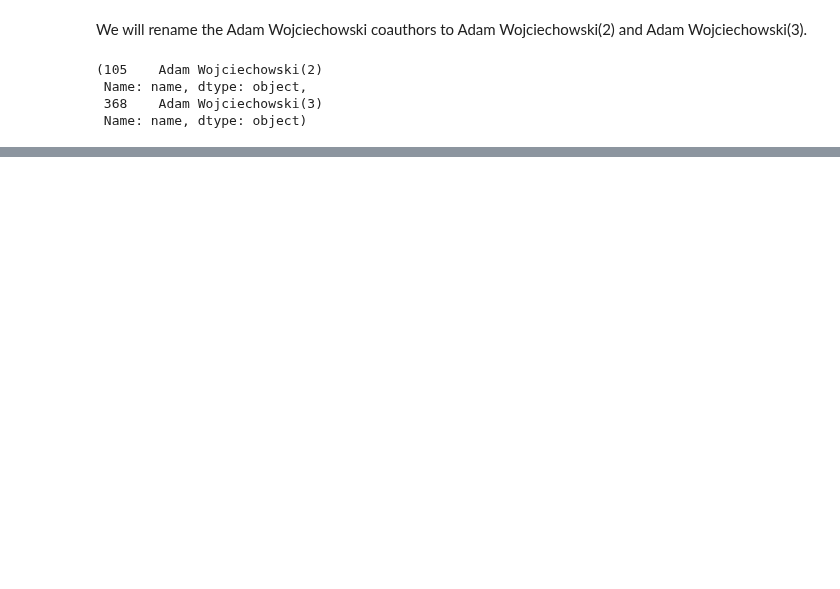
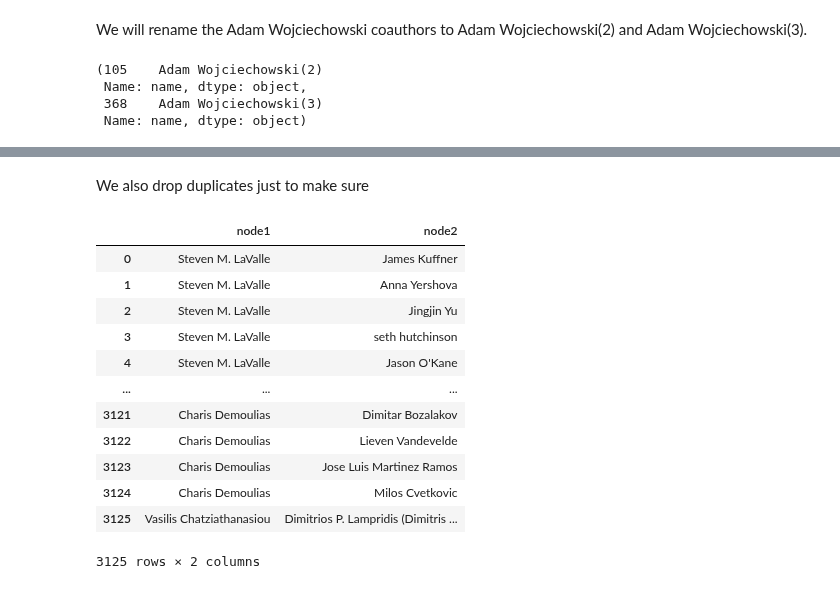
Before and after one commit to KyraStyl/gender_equality_observatory, a Jupyter notebook: web_scraping/stage11/scraping-stage-11.ipynb, the cells around one changed output, grey strips where cells are left out. Saved outputs shown, nothing was run; the diff lists cells and outputs as text; code cells hidden in the pictures; blank space fills up the shorter version.

Commit message:
Created the initial graph data

```diff
--- a/web_scraping/stage11/scraping-stage-11.ipynb
+++ b/web_scraping/stage11/scraping-stage-11.ipynb
@@ -123,0 +244,31 @@ For both coauthors and authors we will only discard the coauthor list. Images ar
+# %%
+# The code below is terribly unoptimized but will have to do
+edges = []
+for a in author4edges.iterrows():
+    for ca_id in a[1]['coauthors']:
+        ca_name = coauthor4edges[coauthor4edges['scholar_id'] == ca_id]['name']
+        try:
+            ca_name = ca_name.item()
+        except ValueError:
+            ca_name = author4edges[author4edges['scholar_id'] == ca_id]['name'].item()
+        edges.append([a[1]['name'], ca_name])
+# %% [markdown]
+We also drop duplicates just to make sure
+# %%
+edges_df = pd.DataFrame(edges, columns = ['node1', 'node2']).drop_duplicates()
+# %%
+edges_df
+# %% [output]
+|  | node1 | node2 |
+| 0 | Steven M. LaValle | James Kuffner |
+| 1 | Steven M. LaValle | Anna Yershova |
+| 2 | Steven M. LaValle | Jingjin Yu |
+| 3 | Steven M. LaValle | seth hutchinson |
+| 4 | Steven M. LaValle | Jason O'Kane |
+| ... | ... | ... |
+| 3121 | Charis Demoulias | Dimitar Bozalakov |
+| 3122 | Charis Demoulias | Lieven Vandevelde |
+| 3123 | Charis Demoulias | Jose Luis Martinez Ramos |
+| 3124 | Charis Demoulias | Milos Cvetkovic |
+| 3125 | Vasilis Chatziathanasiou | Dimitrios P. Lampridis (Dimitris ... |
+3125 rows × 2 columns
```
Also changed, not shown: parts of 18 cells of this notebook, 5 other files.
